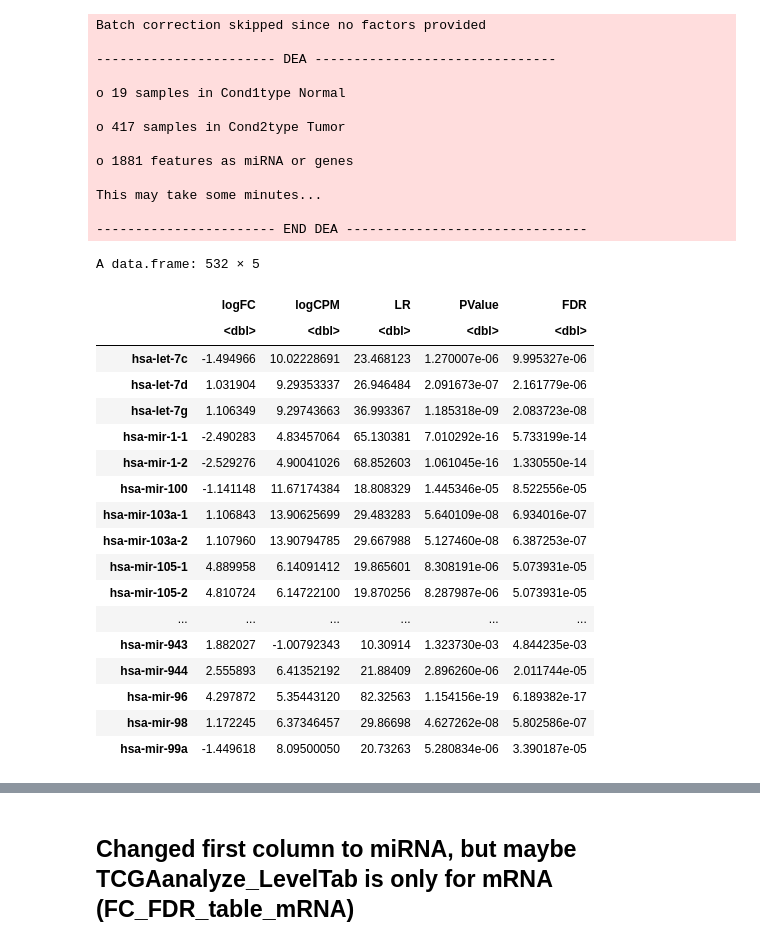
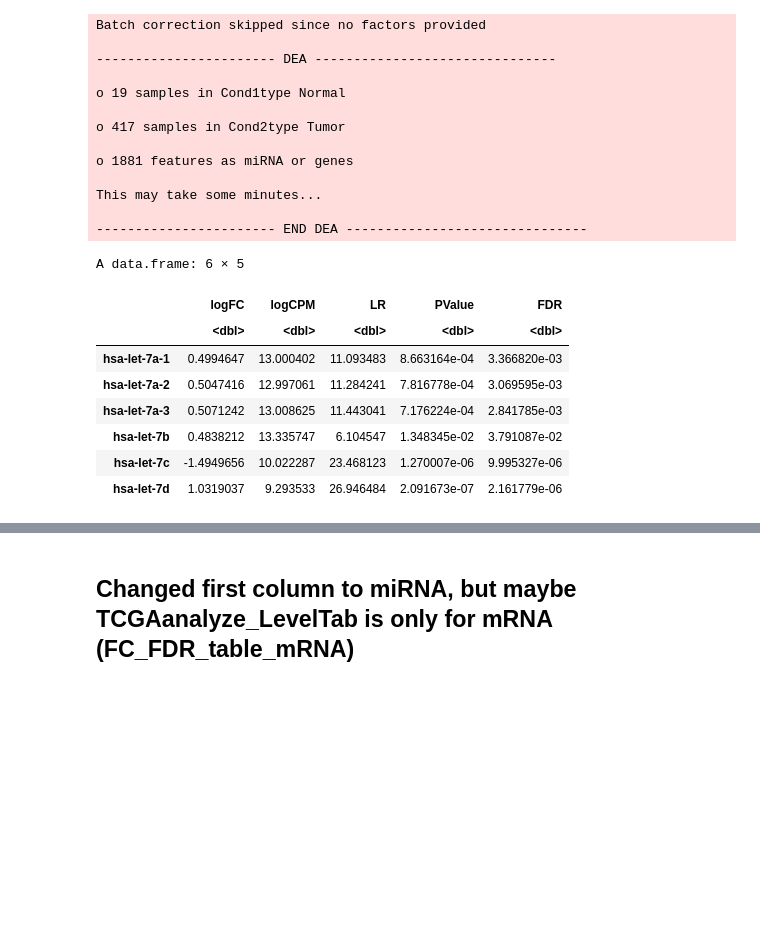
Before and after one commit to TheodosisL/Bioinformatics, a Jupyter notebook: tcga.ipynb, the cells around one changed output, grey strips where cells are left out. Saved outputs shown, nothing was run; the diff lists cells and outputs as text; code cells hidden in the pictures; blank space fills up the shorter version.

```diff
--- a/tcga.ipynb
+++ b/tcga.ipynb
@@ -748,8 +725,8 @@ Downloading as: Sun_Mar__3_16_53_17_2024.tar.gz
 # saveRDS(dataSmNT.miR, "dataSmNT_miRrds")
 # %%
 dataAssy.miR <- readRDS("downloaded_dataAssy_miR.rds")
-# dataSmTP.miR <- readRDS("dataSmTP._miR.rds")
-# dataSmNT.miR <- readRDS("dataSmNT_miRrds")
+dataSmTP.miR <- readRDS("dataSmTP._miR.rds")
+dataSmNT.miR <- readRDS("dataSmNT_miRrds")
 # %%
 head(dataAssy.miR, 2)
 # %% [output]
@@ -976,7 +953,7 @@ A matrix: 1 × 2 of type int
 # dataFilt.miR <- TCGAanalyze_Filtering(tabDF = dataAssy.miR,method = "quantile",qnt.cut =  0.25)
 
 dataDEGs.miR <- TCGAanalyze_DEA(mat1 = data_matrix_miR[,dataSmNT.miR],mat2 = data_matrix_miR[,dataSmTP.miR],Cond1type = "Normal",
-    Cond2type = "Tumor",fdr.cut = 0.01 ,logFC.cut = 1,method = "glmLRT")
+    Cond2type = "Tumor",fdr.cut = 1, logFC.cut = 0,method = "glmLRT")
 
 dataDEGsFiltLevel.miR <- TCGAanalyze_LevelTab(FC_FDR_table_mRNA = dataDEGs.miR,typeCond1 = "Normal",typeCond2 = "Tumor",TableCond1 = data_matrix_miR[,dataSmNT.miR],
     TableCond2 = data_matrix_miR[,dataSmTP.miR])
@@ -995,26 +972,16 @@ This may take some minutes...
 
 ----------------------- END DEA -------------------------------
 # %%
-dataDEGs.miR
+head(dataDEGs.miR)
 # %% [output]
-A data.frame: 532 × 5
+A data.frame: 6 × 5
 |  | logFC | logCPM | LR | PValue | FDR |
 |  | <dbl> | <dbl> | <dbl> | <dbl> | <dbl> |
-| hsa-let-7c | -1.494966 | 10.02228691 | 23.468123 | 1.270007e-06 | 9.995327e-06 |
-| hsa-let-7d | 1.031904 | 9.29353337 | 26.946484 | 2.091673e-07 | 2.161779e-06 |
-| hsa-let-7g | 1.106349 | 9.29743663 | 36.993367 | 1.185318e-09 | 2.083723e-08 |
-| hsa-mir-1-1 | -2.490283 | 4.83457064 | 65.130381 | 7.010292e-16 | 5.733199e-14 |
-| hsa-mir-1-2 | -2.529276 | 4.90041026 | 68.852603 | 1.061045e-16 | 1.330550e-14 |
-| hsa-mir-100 | -1.141148 | 11.67174384 | 18.808329 | 1.445346e-05 | 8.522556e-05 |
-| hsa-mir-103a-1 | 1.106843 | 13.90625699 | 29.483283 | 5.640109e-08 | 6.934016e-07 |
-| hsa-mir-103a-2 | 1.107960 | 13.90794785 | 29.667988 | 5.127460e-08 | 6.387253e-07 |
-| hsa-mir-105-1 | 4.889958 | 6.14091412 | 19.865601 | 8.308191e-06 | 5.073931e-05 |
-| hsa-mir-105-2 | 4.810724 | 6.14722100 | 19.870256 | 8.287987e-06 | 5.073931e-05 |
-| ... | ... | ... | ... | ... | ... |
-| hsa-mir-943 | 1.882027 | -1.00792343 | 10.30914 | 1.323730e-03 | 4.844235e-03 |
-| hsa-mir-944 | 2.555893 | 6.41352192 | 21.88409 | 2.896260e-06 | 2.011744e-05 |
-| hsa-mir-96 | 4.297872 | 5.35443120 | 82.32563 | 1.154156e-19 | 6.189382e-17 |
-| hsa-mir-98 | 1.172245 | 6.37346457 | 29.86698 | 4.627262e-08 | 5.802586e-07 |
-| hsa-mir-99a | -1.449618 | 8.09500050 | 20.73263 | 5.280834e-06 | 3.390187e-05 |
+| hsa-let-7a-1 | 0.4994647 | 13.000402 | 11.093483 | 8.663164e-04 | 3.366820e-03 |
+| hsa-let-7a-2 | 0.5047416 | 12.997061 | 11.284241 | 7.816778e-04 | 3.069595e-03 |
+| hsa-let-7a-3 | 0.5071242 | 13.008625 | 11.443041 | 7.176224e-04 | 2.841785e-03 |
+| hsa-let-7b | 0.4838212 | 13.335747 | 6.104547 | 1.348345e-02 | 3.791087e-02 |
+| hsa-let-7c | -1.4949656 | 10.022287 | 23.468123 | 1.270007e-06 | 9.995327e-06 |
+| hsa-let-7d | 1.0319037 | 9.293533 | 26.946484 | 2.091673e-07 | 2.161779e-06 |
 # %%
 df_mir <- dataDEGs.miR[order(dataDEGs.miR$FDR),]
```
Also changed, not shown: parts of 21 cells of this notebook.
